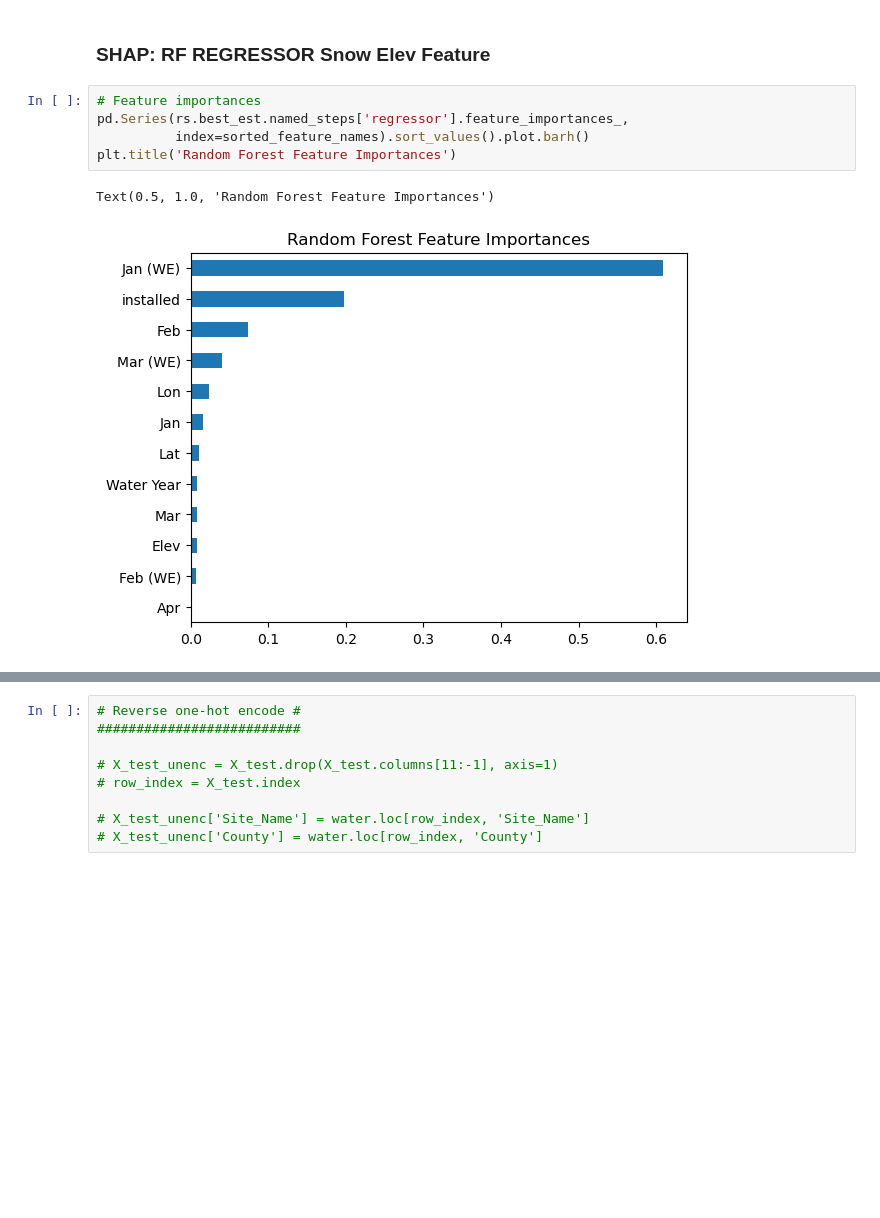
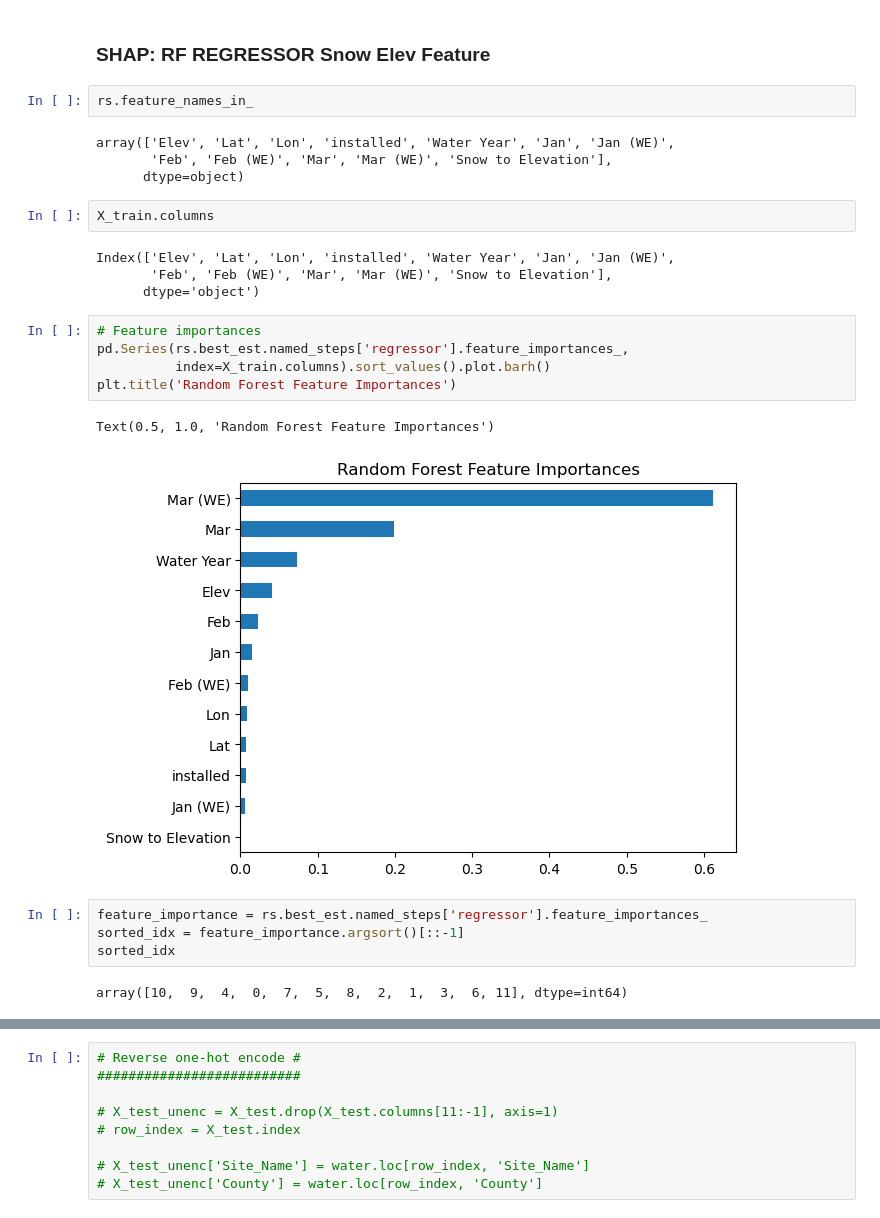
Before and after one commit to aajb99/final_proj_486, a Jupyter notebook: final_mod_rf.ipynb, the cells around one changed output, grey strips where cells are left out. Cells and saved outputs as stored; diff of their text form; blank space fills up the shorter version.

Commit message:
Images

```diff
--- a/final_mod_rf.ipynb
+++ b/final_mod_rf.ipynb
@@ -494,11 +494,29 @@ R-squared: 0.8509259472773625
 RMSE : 11.167857884742208
 # %% [markdown]
 ### SHAP: RF REGRESSOR Snow Elev Feature
+# %%
+rs.feature_names_in_
+# %% [output]
+array(['Elev', 'Lat', 'Lon', 'installed', 'Water Year', 'Jan', 'Jan (WE)',
+       'Feb', 'Feb (WE)', 'Mar', 'Mar (WE)', 'Snow to Elevation'],
+      dtype=object)
+# %%
+X_train.columns
+# %% [output]
+Index(['Elev', 'Lat', 'Lon', 'installed', 'Water Year', 'Jan', 'Jan (WE)',
+       'Feb', 'Feb (WE)', 'Mar', 'Mar (WE)', 'Snow to Elevation'],
+      dtype='object')
 # %%
 # Feature importances
 pd.Series(rs.best_est.named_steps['regressor'].feature_importances_,
-          index=sorted_feature_names).sort_values().plot.barh()
+          index=X_train.columns).sort_values().plot.barh()
 plt.title('Random Forest Feature Importances')
 # %% [output]
 Text(0.5, 1.0, 'Random Forest Feature Importances')
-[figure, old version]
+[figure, new version]
+# %%
+feature_importance = rs.best_est.named_steps['regressor'].feature_importances_
+sorted_idx = feature_importance.argsort()[::-1]
+sorted_idx
+# %% [output]
+array([10,  9,  4,  0,  7,  5,  8,  2,  1,  3,  6, 11], dtype=int64)
```
Also changed, not shown: parts of 16 cells of this notebook, 6 other files.
